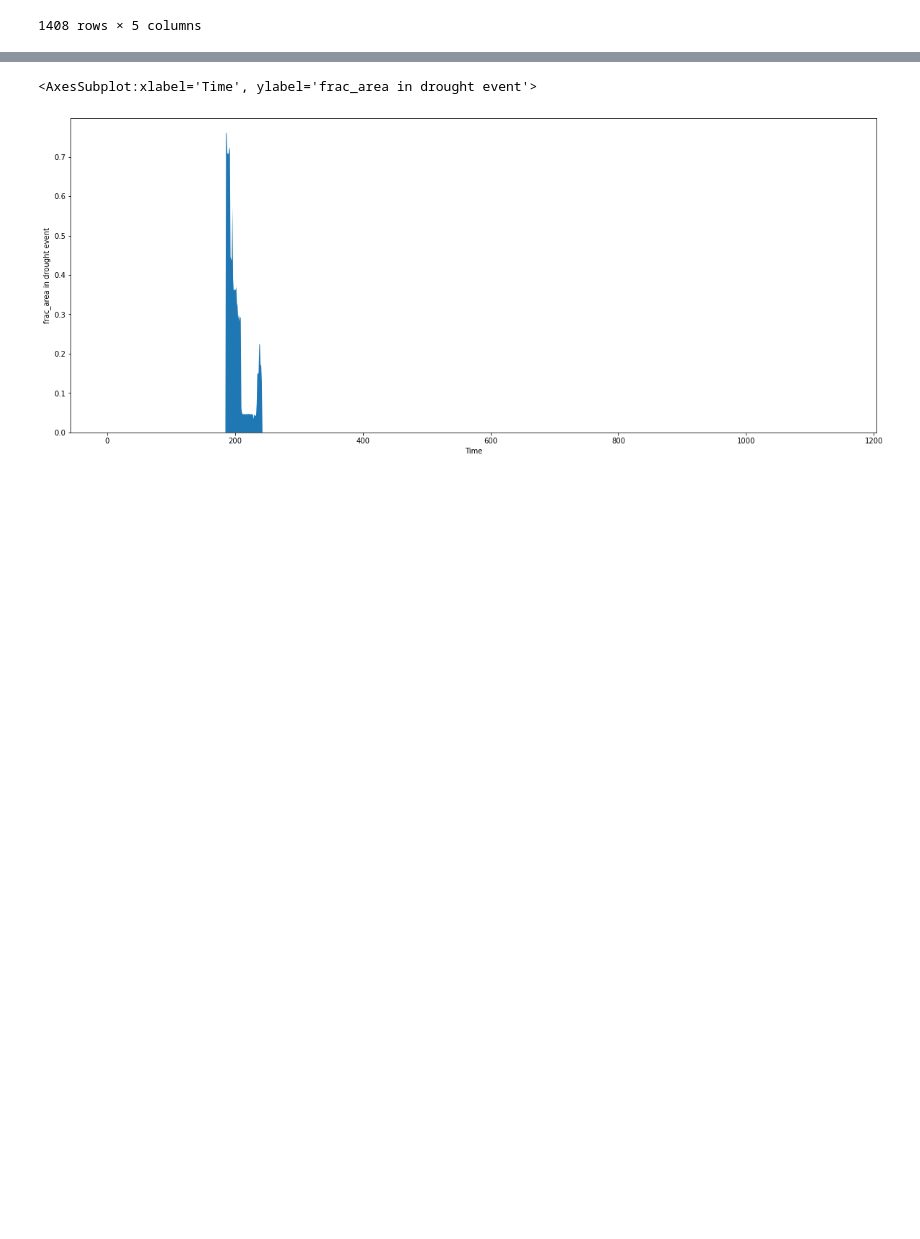
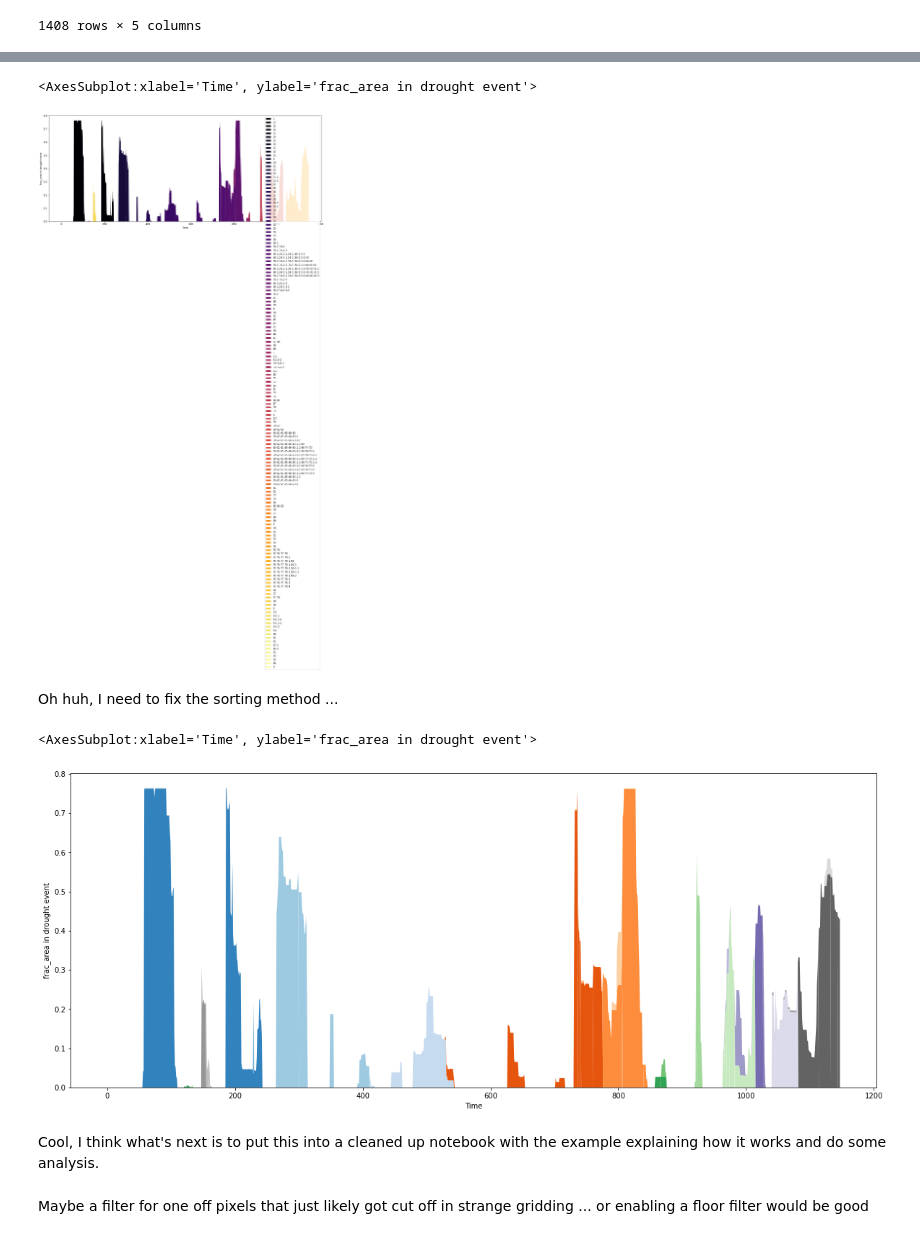
Before and after one commit to UW-Hydro/drought_impact, a Jupyter notebook: notebooks/explore/drought_event_tracking.ipynb, the cells around one changed output, grey strips where cells are left out. Drawn from its saved outputs; the diff is of its cells as text; code cells hidden in the pictures; blank space fills up the shorter version.

```diff
--- a/notebooks/explore/drought_event_tracking.ipynb
+++ b/notebooks/explore/drought_event_tracking.ipynb
@@ -1446,7 +1472,20 @@ Ah, so it's picking up the splits that then have a `1` in them ... need to figur
+# %%
+fig, ax = plt.subplots(figsize=(20, 8))
+
+plot_drought_evolution(USDM_events, plot_legend=True, ax=ax, plot_var='frac_area', cmap=plt.cm.get_cmap('inferno'))
+# %% [output]
+<AxesSubplot:xlabel='Time', ylabel='frac_area in drought event'>
+[figure, added]
+# %% [markdown]
+Oh huh, I need to fix the sorting method ...
 # %%
 fig, ax = plt.subplots(figsize=(20, 8))
 
-plot_drought_evolution(USDM_events, plot_legend=False, ax=ax, plot_var='frac_area', event_id='10')
+plot_drought_evolution(USDM_events, plot_legend=False, ax=ax, plot_var='frac_area', cmap=plt.cm.get_cmap('tab20c'))
 # %% [output]
 <AxesSubplot:xlabel='Time', ylabel='frac_area in drought event'>
-[figure, old version]
+[figure, new version]
+# %% [markdown]
+Cool, I think what's next is to put this into a cleaned up notebook with the example explaining how it works and do some analysis.
+# %% [markdown]
+Maybe a filter for one off pixels that just likely got cut off in strange gridding ... or enabling a floor filter would be good
```
Also changed, not shown: parts of 8 cells of this notebook, 1 other file.
